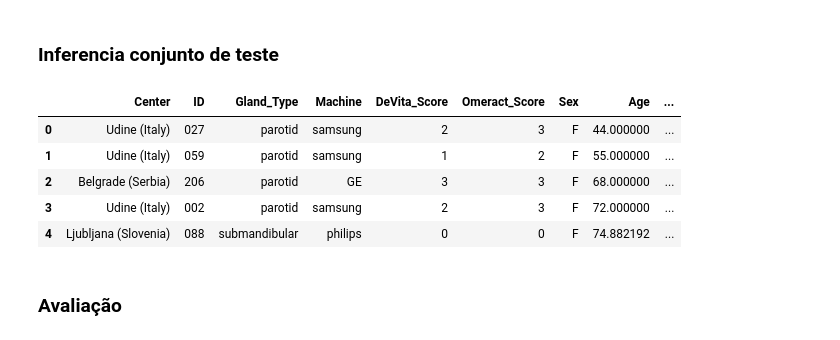
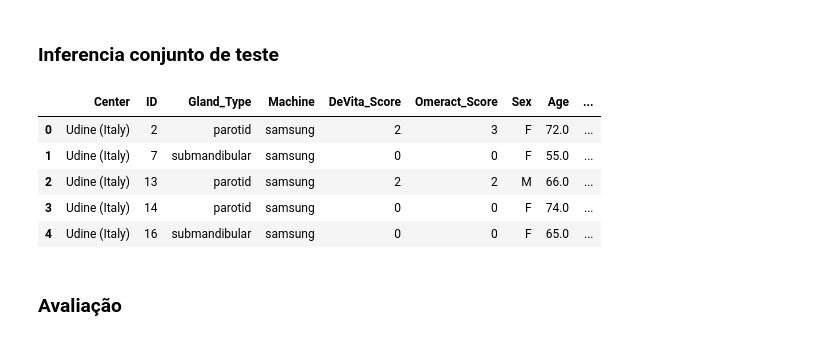
Before and after one commit to BrunaFerreira/Mestrado_UNIFESP, a Jupyter notebook: VGG_TL.ipynb, the cells around one changed output. Saved outputs shown, nothing was run; the diff lists cells and outputs as text; code cells hidden in the pictures.

Commit message:
Experimentos VGG

```diff
--- a/VGG_TL.ipynb
+++ b/VGG_TL.ipynb
@@ -100,0 +24,3 @@ copiar_imagens(test_df, 'test')
+# %%
+df = pd.read_csv('/content/drive/MyDrive/0_Mestrado_unifesp/3_Pesquisa/Experimentos/Code/HarmonicSS_Split.csv')
+df.head()
@@ -163,3 +120,0 @@ def train(model, loader, epochs=5):
-# %%
-train(model, train_loader, epochs=5)
-#evaluate(model, test_loader)
@@ -204,17 +198,18 @@ with torch.no_grad():
                 'probabilidade': conf
             })
 # %%
+test_df = df[df['Base']=='test']
 previsoes  = pd.DataFrame(resultados)
 previsoes.columns = ['Image', 'label_previsto', 'Probability']
 result = pd.merge(test_df, previsoes, on="Image", how="left")
 result.head()
 # %% [output]
 |  | Center | ID | Gland_Type | Machine | DeVita_Score | Omeract_Score | Sex | Age | ... |
-| 0 | Udine (Italy) | 027 | parotid | samsung | 2 | 3 | F | 44.000000 | ... |
-| 1 | Udine (Italy) | 059 | parotid | samsung | 1 | 2 | F | 55.000000 | ... |
-| 2 | Belgrade (Serbia) | 206 | parotid | GE | 3 | 3 | F | 68.000000 | ... |
-| 3 | Udine (Italy) | 002 | parotid | samsung | 2 | 3 | F | 72.000000 | ... |
-| 4 | Ljubljana (Slovenia) | 088 | submandibular | philips | 0 | 0 | F | 74.882192 | ... |
+| 0 | Udine (Italy) | 2 | parotid | samsung | 2 | 3 | F | 72.0 | ... |
+| 1 | Udine (Italy) | 7 | submandibular | samsung | 0 | 0 | F | 55.0 | ... |
+| 2 | Udine (Italy) | 13 | parotid | samsung | 2 | 2 | M | 66.0 | ... |
+| 3 | Udine (Italy) | 14 | parotid | samsung | 0 | 0 | F | 74.0 | ... |
+| 4 | Udine (Italy) | 16 | submandibular | samsung | 0 | 0 | F | 65.0 | ... |
 # %% [markdown]
 ### Avaliação
 # %%
```
Also changed, not shown: parts of 14 cells of this notebook.
